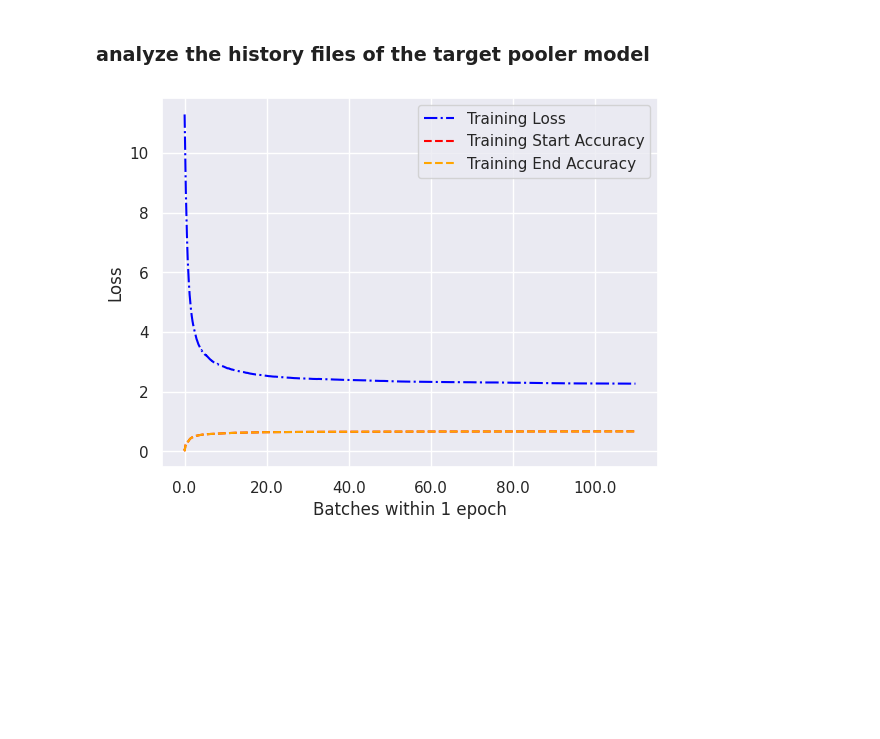
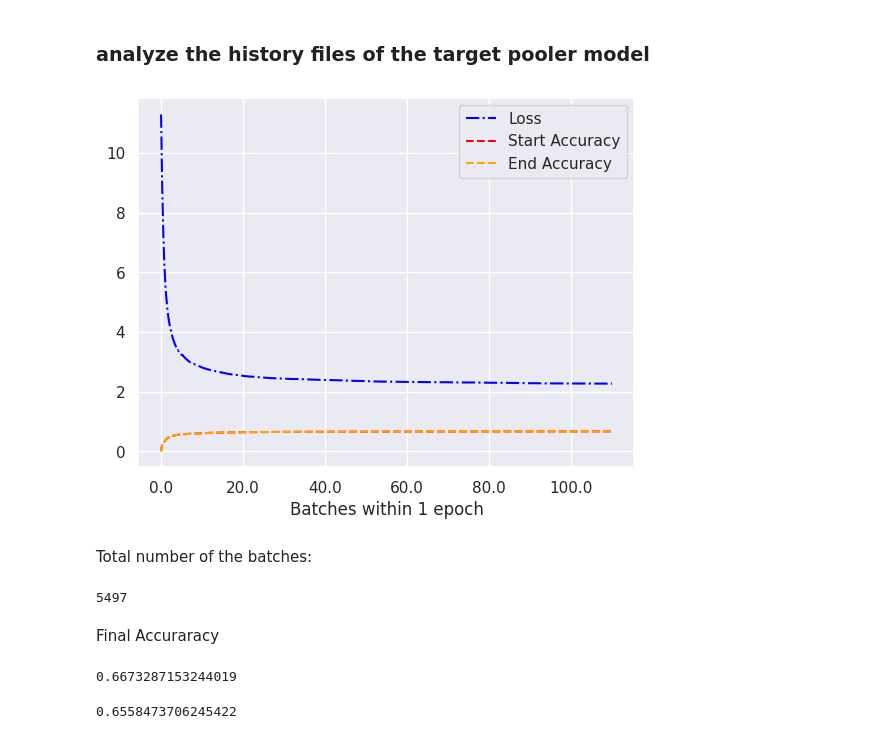
Before and after one commit to teddy661/266_final_project_summer_2023, a Jupyter notebook: model_analysis.ipynb, the cells around one changed output. Cells and saved outputs as stored; diff of their text form; code cells hidden in the pictures; blank space fills up the shorter version.

```diff
--- a/model_analysis.ipynb
+++ b/model_analysis.ipynb
@@ -67,30 +67,48 @@ data
 # %%
 # load the history pkl file
 
 import joblib
 import seaborn as sns
 import matplotlib.pyplot as plt
 
 
 (losses, start_accuracies, end_accuracies) = joblib.load(
     "./models/target_pooler_epochs_01/target_pooler_epochs_01_histories_by_batch.pkl", "r"
 )
 
 # Calculate the tick positions and labels
 total_count = len(losses)
 tick_positions = np.arange(0, total_count, 1000)
 tick_labels = [i for i in np.linspace(0, 100, len(tick_positions))]
 
 # Set the tick locations and labels
 plt.xticks(tick_positions, tick_labels)
 
 sns.set(style="darkgrid")
-plt.plot(losses, label="Training Loss", linestyle="dashdot", color="blue")
-plt.plot(start_accuracies, label="Training Start Accuracy", linestyle="--", color="red")
-plt.plot(end_accuracies, label="Training End Accuracy", linestyle="--", color="orange")
+plt.plot(losses, label="Loss", linestyle="dashdot", color="blue")
+plt.plot(start_accuracies, label="Start Accuracy", linestyle="--", color="red")
+plt.plot(end_accuracies, label="End Accuracy", linestyle="--", color="orange")
 plt.xlabel("Batches within 1 epoch")
 plt.ylabel("Loss")
 plt.legend()
 plt.show()
+
+# separate the loss and accuracies
 # %% [output]
-[figure, old version]
+[figure, new version]
+# %% [markdown]
+Total number of the batches:
+# %%
+len(start_accuracies)
+# %% [output]
+5497
+# %% [markdown]
+Final Accuraracy
+# %%
+start_accuracies[-1]
+# %% [output]
+0.6673287153244019
+# %%
+start_accuracies[int(total_count * 0.4)]
+# %% [output]
+0.6558473706245422
```
Also changed, not shown: 5 other files.
